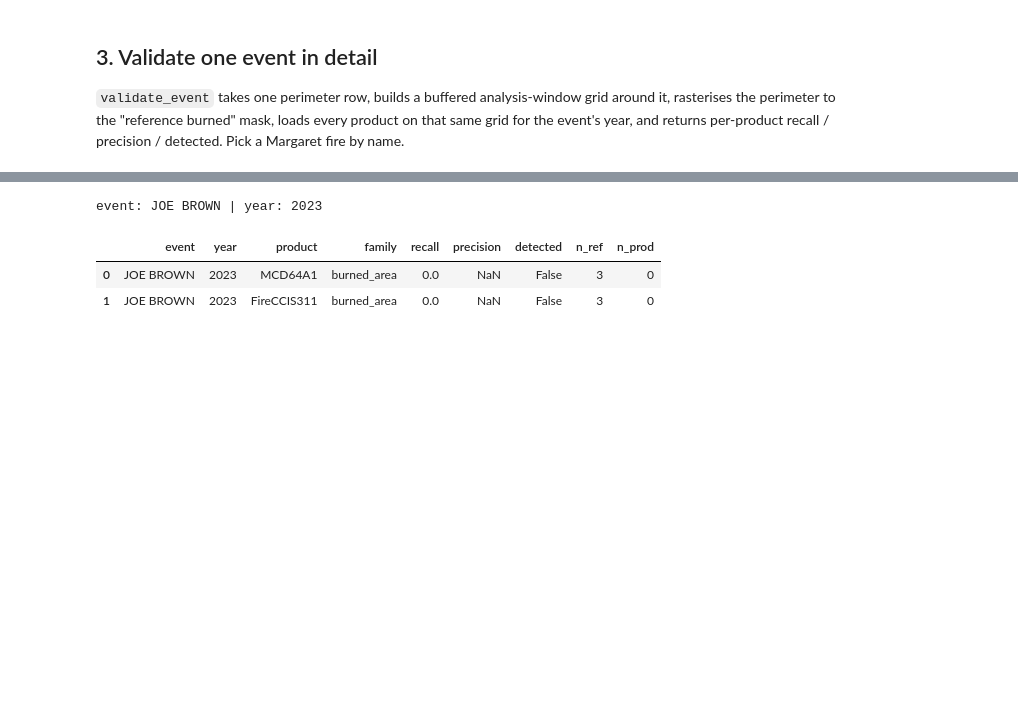
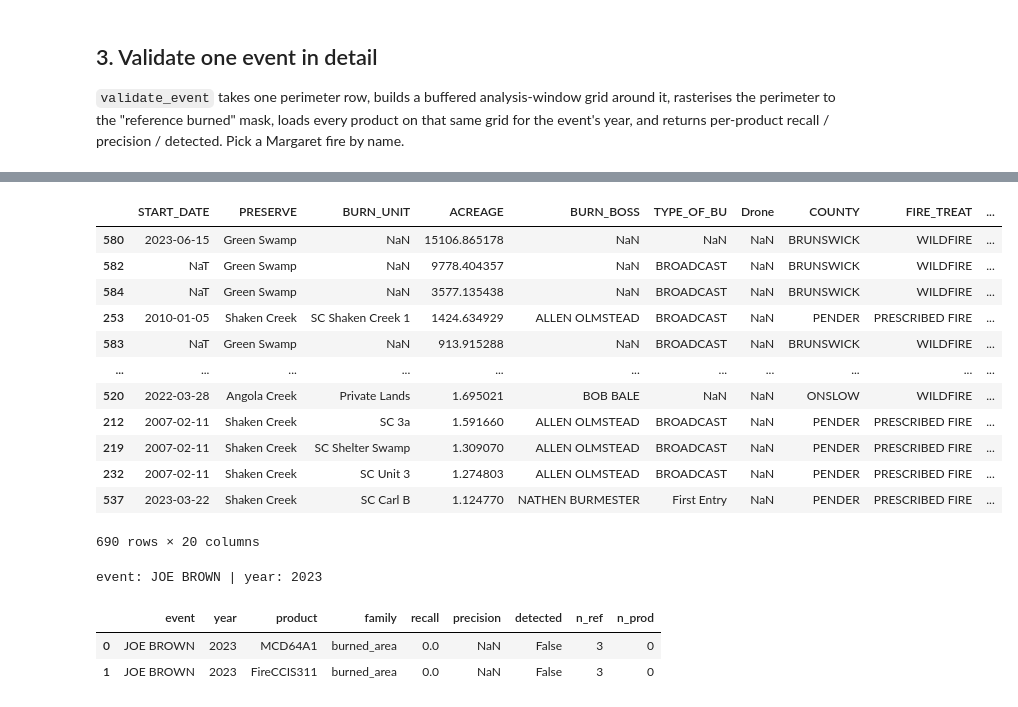
Before and after one commit to jimzhang629/peat_fire_stanback, a Jupyter notebook: notebooks/validate_against_reference.ipynb, the cells around one changed output, grey strips where cells are left out. Cells and saved outputs as stored; diff of their text form; code cells hidden in the pictures; blank space fills up the shorter version.

```diff
--- a/notebooks/validate_against_reference.ipynb
+++ b/notebooks/validate_against_reference.ipynb
@@ -113,3 +97,20 @@ products
+# %%
+ref = load_reference("TNC_COASTAL_PLAIN", aoi)
+ref.sort_values(by='ACREAGE', ascending=False)
+# %% [output]
+|  | START_DATE | PRESERVE | BURN_UNIT | ACREAGE | BURN_BOSS | TYPE_OF_BU | Drone | COUNTY | FIRE_TREAT | ... |
+| 580 | 2023-06-15 | Green Swamp | NaN | 15106.865178 | NaN | NaN | NaN | BRUNSWICK | WILDFIRE | ... |
+| 582 | NaT | Green Swamp | NaN | 9778.404357 | NaN | BROADCAST | NaN | BRUNSWICK | WILDFIRE | ... |
+| 584 | NaT | Green Swamp | NaN | 3577.135438 | NaN | BROADCAST | NaN | BRUNSWICK | WILDFIRE | ... |
+| 253 | 2010-01-05 | Shaken Creek | SC Shaken Creek 1 | 1424.634929 | ALLEN OLMSTEAD | BROADCAST | NaN | PENDER | PRESCRIBED FIRE | ... |
+| 583 | NaT | Green Swamp | NaN | 913.915288 | NaN | BROADCAST | NaN | BRUNSWICK | WILDFIRE | ... |
+| ... | ... | ... | ... | ... | ... | ... | ... | ... | ... | ... |
+| 520 | 2022-03-28 | Angola Creek | Private Lands | 1.695021 | BOB BALE | NaN | NaN | ONSLOW | WILDFIRE | ... |
+| 212 | 2007-02-11 | Shaken Creek | SC 3a | 1.591660 | ALLEN OLMSTEAD | BROADCAST | NaN | PENDER | PRESCRIBED FIRE | ... |
+| 219 | 2007-02-11 | Shaken Creek | SC Shelter Swamp | 1.309070 | ALLEN OLMSTEAD | BROADCAST | NaN | PENDER | PRESCRIBED FIRE | ... |
+| 232 | 2007-02-11 | Shaken Creek | SC Unit 3 | 1.274803 | ALLEN OLMSTEAD | BROADCAST | NaN | PENDER | PRESCRIBED FIRE | ... |
+| 537 | 2023-03-22 | Shaken Creek | SC Carl B | 1.124770 | NATHEN BURMESTER | First Entry | NaN | PENDER | PRESCRIBED FIRE | ... |
+690 rows × 20 columns
 # %%
 ref = load_reference("NIFC_IFPH", aoi)
 if ref is not None:
```
Also changed, not shown: parts of 10 cells of this notebook, 5 other files.
